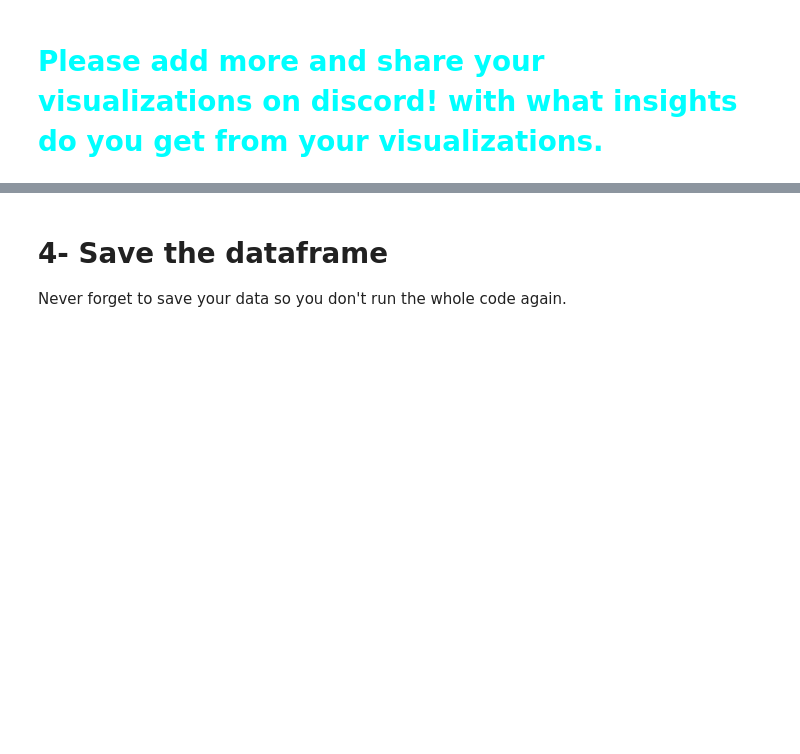
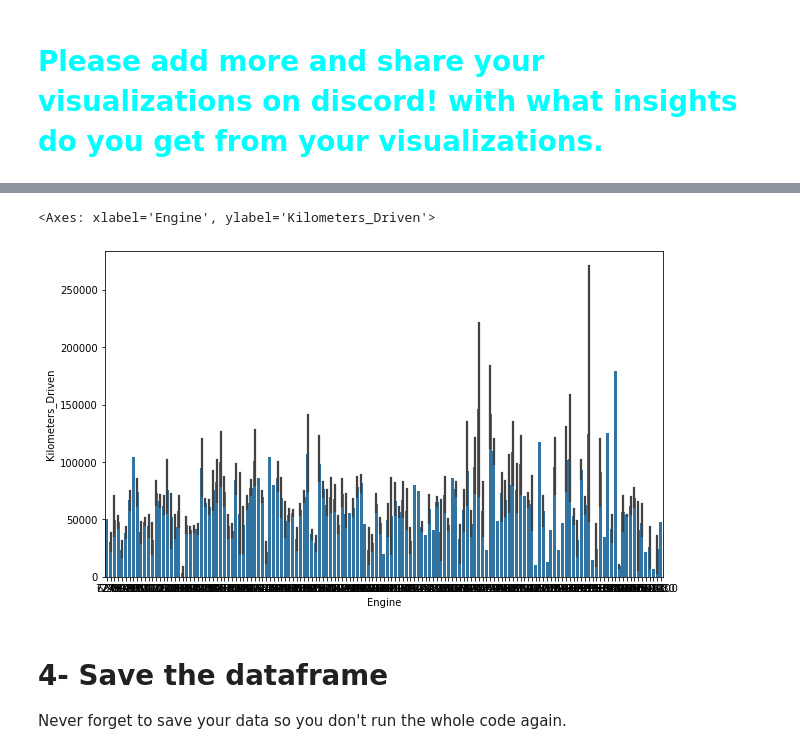
Before and after one commit to OnlyAnas/SDAIA-T5-Data-Science-and-AI-Bootcamp, a Jupyter notebook: Week2/2 - Foundations of Machine Learning/2- Feature Engineering/LAB/Used_cars.ipynb, the cells around one changed output, grey strips where cells are left out. Cells and saved outputs as stored; diff of their text form; code cells hidden in the pictures; blank space fills up the shorter version.

```diff
--- a/Week2/2 - Foundations of Machine Learning/2- Feature Engineering/LAB/Used_cars.ipynb
+++ b/Week2/2 - Foundations of Machine Learning/2- Feature Engineering/LAB/Used_cars.ipynb
@@ -737,3 +867,9 @@ plt.show()
+# %%
+plt.figure(figsize=(10, 6))
+sns.barplot(x='Engine',y='Kilometers_Driven',data=df)
+# %% [output]
+<Axes: xlabel='Engine', ylabel='Kilometers_Driven'>
+[figure, added]
 # %% [markdown]
 # 4- Save the dataframe
 Never forget to save your data so you don't run the whole code again.
```
Also changed, not shown: parts of 15 cells of this notebook, 2 other files.
